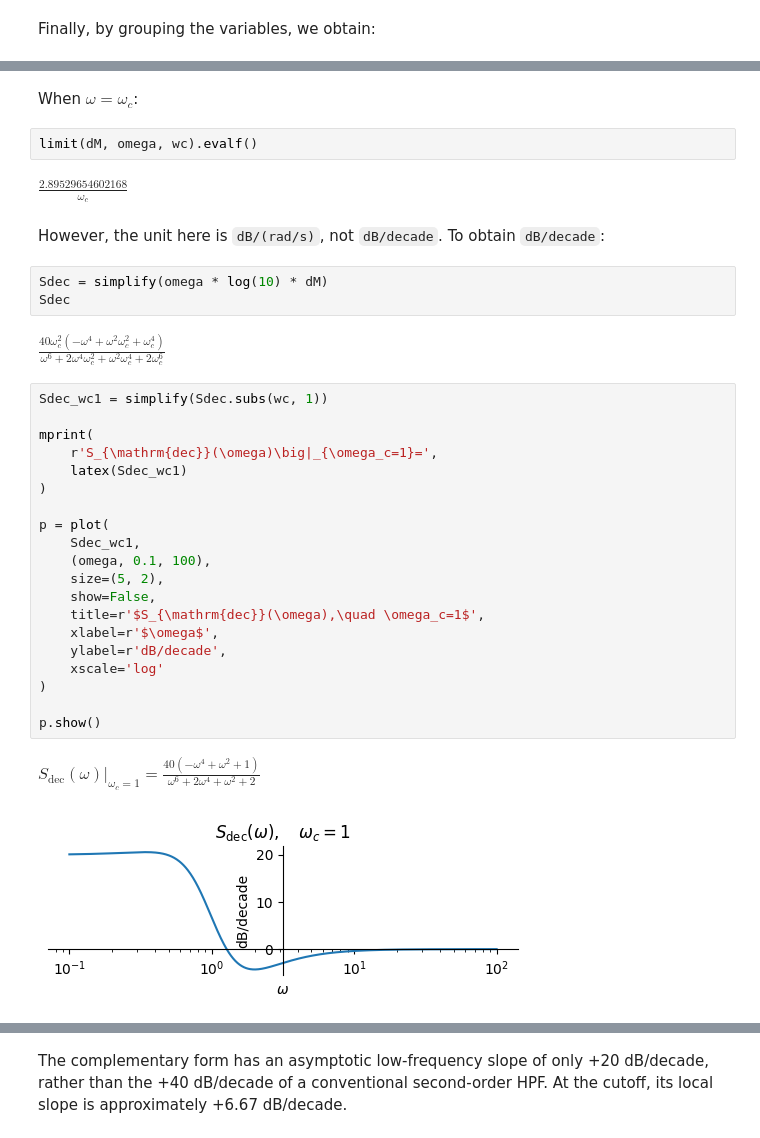
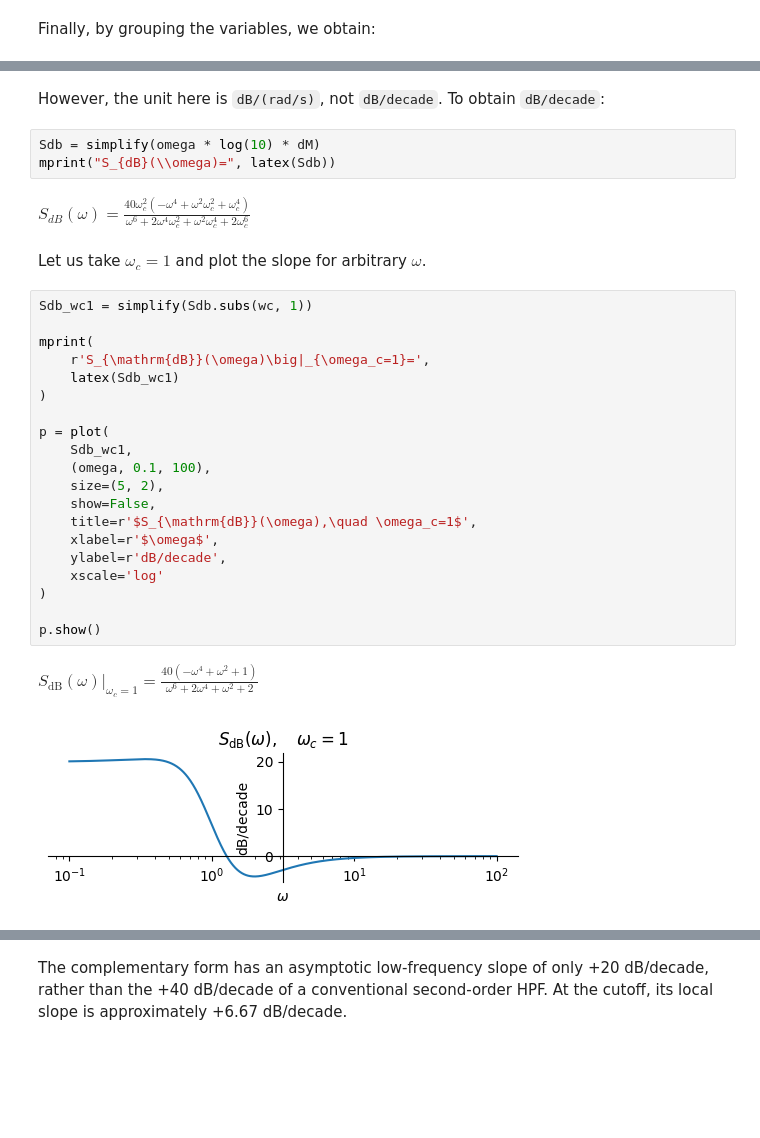
Before and after one commit to auralius/control-systems-with-sympy, a Jupyter notebook: digital-filter-2.ipynb, the cells around one changed output, grey strips where cells are left out. Cells and saved outputs as stored; diff of their text form; blank space fills up the shorter version.

Commit message:
update the cell to be full-width, add mre texts for slope computation for filter.

```diff
--- a/digital-filter-2.ipynb
+++ b/digital-filter-2.ipynb
@@ -178,38 +183,34 @@ $\displaystyle \frac{dM}{d\omega}=\frac{40 \omega_{c}^{2} \left(- \omega^{4} + \
-# %% [markdown]
-When $\omega = \omega_c$:
-# %%
-limit(dM, omega, wc).evalf()
-# %% [output]
-$\displaystyle \frac{2.89529654602168}{\omega_{c}}$
 # %% [markdown]
 However, the unit here is `dB/(rad/s)`, not `dB/decade`.
 To obtain `dB/decade`:
 # %%
-Sdec = simplify(omega * log(10) * dM)
-Sdec
+Sdb = simplify(omega * log(10) * dM)
+mprint("S_{dB}(\\omega)=", latex(Sdb))
 # %% [output]
-$\displaystyle \frac{40 \omega_{c}^{2} \left(- \omega^{4} + \omega^{2} \omega_{c}^{2} + \omega_{c}^{4}\right)}{\omega^{6} + 2 \omega^{4} \omega_{c}^{2} + \omega^{2} \omega_{c}^{4} + 2 \omega_{c}^{6}}$
+$\displaystyle S_{dB}(\omega)=\frac{40 \omega_{c}^{2} \left(- \omega^{4} + \omega^{2} \omega_{c}^{2} + \omega_{c}^{4}\right)}{\omega^{6} + 2 \omega^{4} \omega_{c}^{2} + \omega^{2} \omega_{c}^{4} + 2 \omega_{c}^{6}}$
+# %% [markdown]
+Let us take $\omega_c=1$ and plot the slope for arbitrary $\omega$.
 # %%
-Sdec_wc1 = simplify(Sdec.subs(wc, 1))
+Sdb_wc1 = simplify(Sdb.subs(wc, 1))
 
 mprint(
-    r'S_{\mathrm{dec}}(\omega)\big|_{\omega_c=1}=',
-    latex(Sdec_wc1)
+    r'S_{\mathrm{dB}}(\omega)\big|_{\omega_c=1}=',
+    latex(Sdb_wc1)
 )
 
 p = plot(
-    Sdec_wc1,
+    Sdb_wc1,
     (omega, 0.1, 100),
     size=(5, 2),
     show=False,
-    title=r'$S_{\mathrm{dec}}(\omega),\quad \omega_c=1$',
+    title=r'$S_{\mathrm{dB}}(\omega),\quad \omega_c=1$',
     xlabel=r'$\omega$',
     ylabel=r'dB/decade',
     xscale='log'
 )
 
 p.show()
 # %% [output]
-$\displaystyle S_{\mathrm{dec}}(\omega)\big|_{\omega_c=1}=\frac{40 \left(- \omega^{4} + \omega^{2} + 1\right)}{\omega^{6} + 2 \omega^{4} + \omega^{2} + 2}$
+$\displaystyle S_{\mathrm{dB}}(\omega)\big|_{\omega_c=1}=\frac{40 \left(- \omega^{4} + \omega^{2} + 1\right)}{\omega^{6} + 2 \omega^{4} + \omega^{2} + 2}$
-[figure, old version]
+[figure, new version]
 # %%
```
Also changed, not shown: parts of 8 cells of this notebook, 1 other file.
